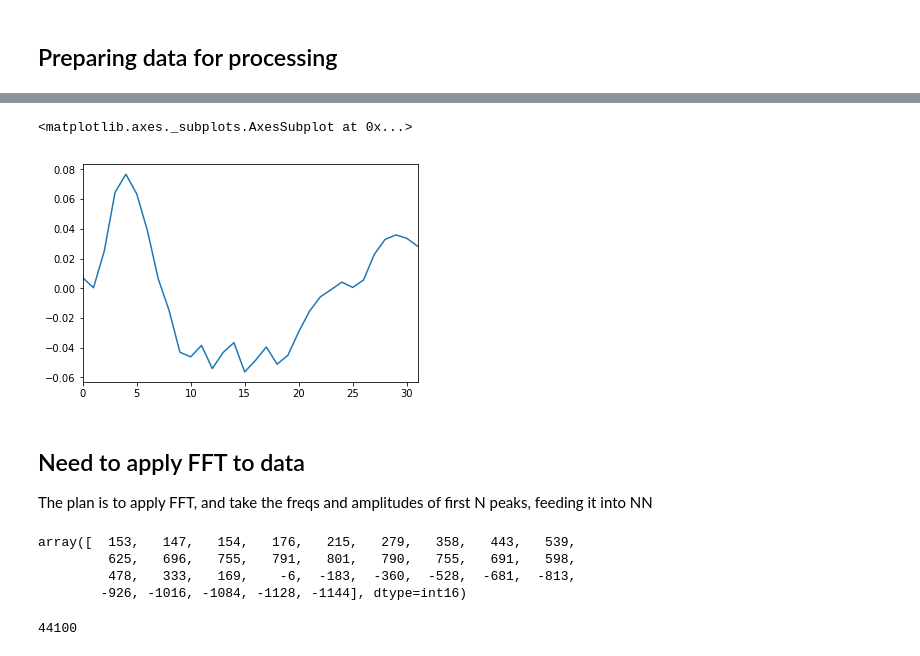
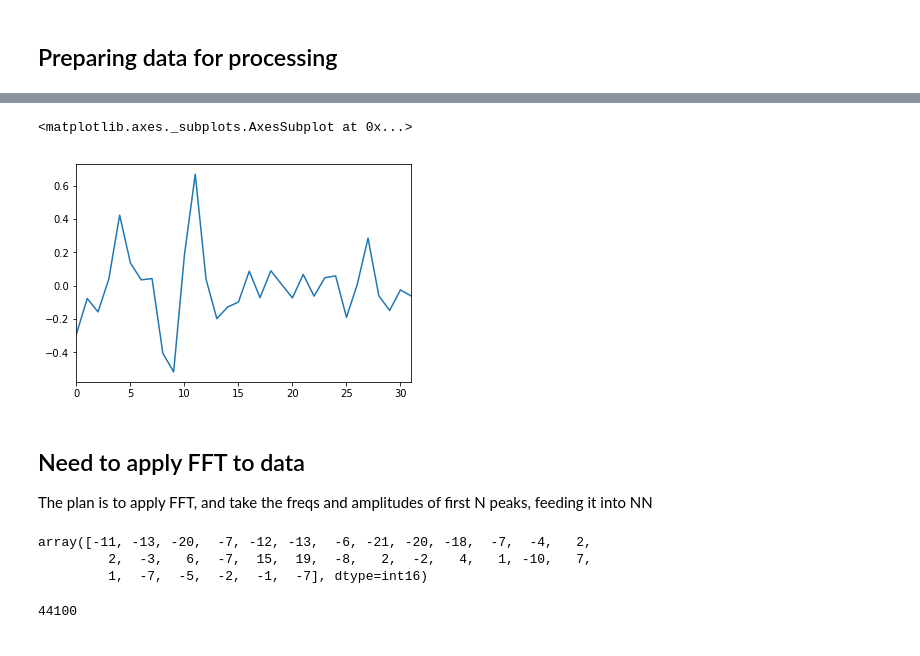
Before and after one commit to naissur/lextac-amp-modelling, a Jupyter notebook: mvp.ipynb, the cells around one changed output, grey strips where cells are left out. Drawn from its saved outputs; the diff is of its cells as text; code cells hidden in the pictures.

```diff
--- a/mvp.ipynb
+++ b/mvp.ipynb
@@ -136,7 +220,7 @@ TE_C_OFFSET_DEV = source_clean_fs * 2
 TR_N_N_DEV = source_noise_fs
 TR_N_OFFSET_DEV = source_noise_fs * 2
 
-TE_N_N_DEV = int(source_noise_fs / 8)
+TE_N_N_DEV = int(TE_C_N_DEV / 10)
 TE_N_OFFSET_DEV = source_noise_fs * 2
 # %%
 (TR_C_N_DEV, TE_C_N_DEV, TR_N_N_DEV, TE_N_N_DEV)
@@ -180,0 +260,3 @@ len(y_test_wnd)
+# %%
+y_test_c_wnd = make_windows(y_test_c_raw[TE_C_OFFSET_DEV:TE_C_OFFSET_DEV+TE_C_N_DEV], N_WINDOW_POINTS)
+len(y_test_c_wnd)
@@ -180,0 +280,3 @@ len(y_test_wnd)
+# %%
+y_test_n_wnd = make_windows(y_test_n_raw[TE_N_OFFSET_DEV:TE_N_OFFSET_DEV+TE_N_N_DEV], N_WINDOW_POINTS)
+len(y_test_n_wnd)
@@ -269,7 +385,11 @@ y_train[0], y_train[1]
  Name: L, dtype: int16)
 # %%
-y_test = list(map(lambda wnd: y_test_raw[wnd], y_test_wnd))
-y_test[0], y_test[1]
+y_test = (
+    list(map(lambda wnd: y_test_c_raw[wnd], y_test_c_wnd)) +
+    list(map(lambda wnd: y_test_n_raw[wnd], y_test_n_wnd))
+)
+
+y_test[0], y_test[-1]
 # %% [output]
 (2041992    1572
  2041993     314
@@ -363,20 +483,19 @@ pd.Series(X_te_n[100]).plot.line()
 # %%
-pd.Series(y_te_n[100]).plot.line()
+pd.Series(y_te_n[-100]).plot.line()
 # %% [output]
 <matplotlib.axes._subplots.AxesSubplot at 0x...>
-[figure, old version]
+[figure, new version]
 # %% [markdown]
 ## Need to apply FFT to data
 
 The plan is to apply FFT, and take the freqs and amplitudes of first N peaks, feeding it into NN
 # %%
-test_wnd = X_te[0]
+test_wnd = X_te[-1]
 test_wnd
 # %% [output]
-array([  153,   147,   154,   176,   215,   279,   358,   443,   539,
-         625,   696,   755,   791,   801,   790,   755,   691,   598,
-         478,   333,   169,    -6,  -183,  -360,  -528,  -681,  -813,
-        -926, -1016, -1084, -1128, -1144], dtype=int16)
+array([-11, -13, -20,  -7, -12, -13,  -6, -21, -20, -18,  -7,  -4,   2,
+         2,  -3,   6,  -7,  15,  19,  -8,   2,  -2,   4,   1, -10,   7,
+         1,  -7,  -5,  -2,  -1,  -7], dtype=int16)
 # %%
 FD = 22050 * 2
 FD
```
Also changed, not shown: parts of 63 cells of this notebook.
